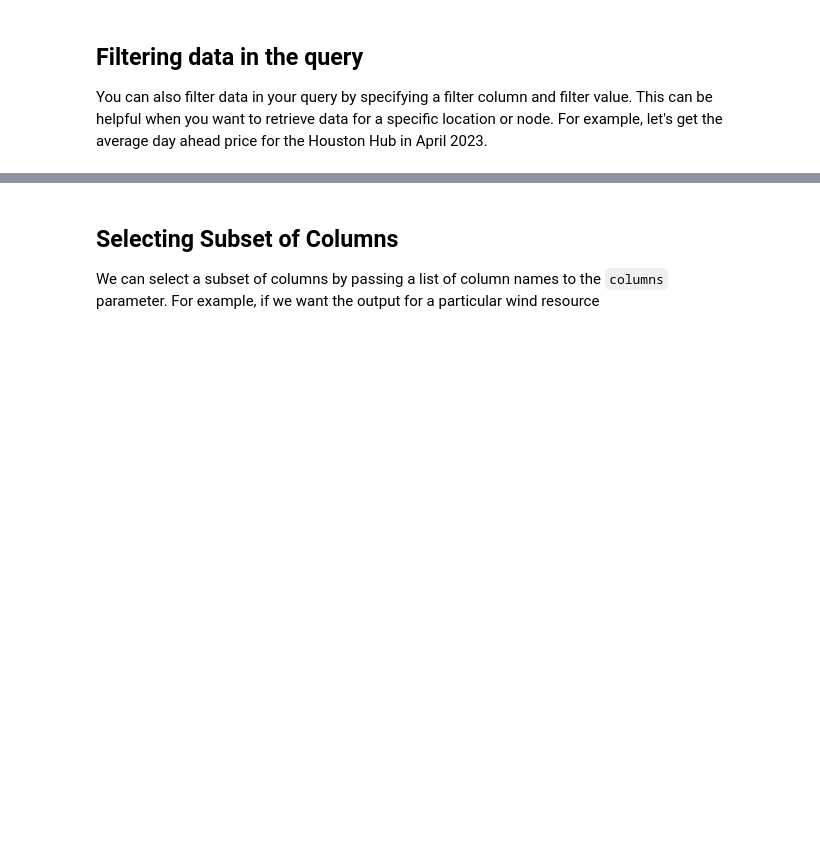
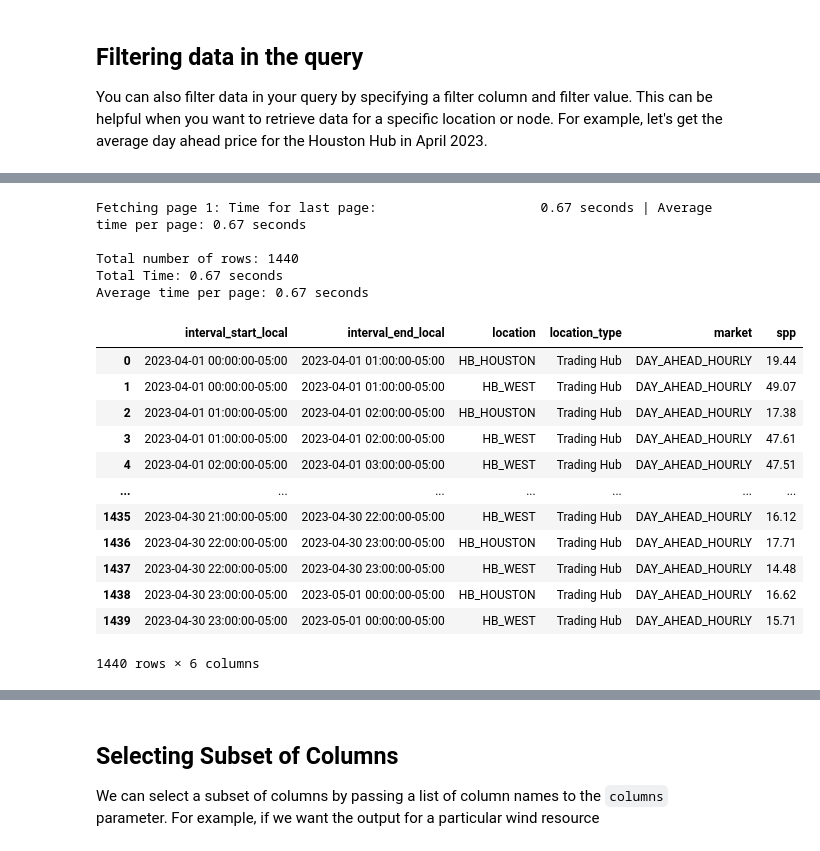
Before and after one commit to gridstatus/gridstatusio, a Jupyter notebook: Examples/Getting Started.ipynb, the cells around one changed output, grey strips where cells are left out. Drawn from its saved outputs; the diff is of its cells as text; code cells hidden in the pictures; blank space fills up the shorter version.

```diff
--- a/Examples/Getting Started.ipynb
+++ b/Examples/Getting Started.ipynb
@@ -137,3 +141,34 @@ Average time per page: 0.67 seconds
+# %%
+data_both_apr = client.get_dataset(
+    dataset="ercot_spp_day_ahead_hourly",
+    start="2023-04-01",
+    end="2023-05-01",
+    filter_column="location",
+    filter_operator="in",
+    filter_value=["HB_HOUSTON", "HB_WEST"],
+    tz="US/Central",
+)
+
+data_both_apr
+# %% [output]
+Fetching page 1: Time for last page:                     0.67 seconds | Average time per page: 0.67 seconds
+
+Total number of rows: 1440
+Total Time: 0.67 seconds
+Average time per page: 0.67 seconds
+|  | interval_start_local | interval_end_local | location | location_type | market | spp |
+| 0 | 2023-04-01 00:00:00-05:00 | 2023-04-01 01:00:00-05:00 | HB_HOUSTON | Trading Hub | DAY_AHEAD_HOURLY | 19.44 |
+| 1 | 2023-04-01 00:00:00-05:00 | 2023-04-01 01:00:00-05:00 | HB_WEST | Trading Hub | DAY_AHEAD_HOURLY | 49.07 |
+| 2 | 2023-04-01 01:00:00-05:00 | 2023-04-01 02:00:00-05:00 | HB_HOUSTON | Trading Hub | DAY_AHEAD_HOURLY | 17.38 |
+| 3 | 2023-04-01 01:00:00-05:00 | 2023-04-01 02:00:00-05:00 | HB_WEST | Trading Hub | DAY_AHEAD_HOURLY | 47.61 |
+| 4 | 2023-04-01 02:00:00-05:00 | 2023-04-01 03:00:00-05:00 | HB_WEST | Trading Hub | DAY_AHEAD_HOURLY | 47.51 |
+| ... | ... | ... | ... | ... | ... | ... |
+| 1435 | 2023-04-30 21:00:00-05:00 | 2023-04-30 22:00:00-05:00 | HB_WEST | Trading Hub | DAY_AHEAD_HOURLY | 16.12 |
+| 1436 | 2023-04-30 22:00:00-05:00 | 2023-04-30 23:00:00-05:00 | HB_HOUSTON | Trading Hub | DAY_AHEAD_HOURLY | 17.71 |
+| 1437 | 2023-04-30 22:00:00-05:00 | 2023-04-30 23:00:00-05:00 | HB_WEST | Trading Hub | DAY_AHEAD_HOURLY | 14.48 |
+| 1438 | 2023-04-30 23:00:00-05:00 | 2023-05-01 00:00:00-05:00 | HB_HOUSTON | Trading Hub | DAY_AHEAD_HOURLY | 16.62 |
+| 1439 | 2023-04-30 23:00:00-05:00 | 2023-05-01 00:00:00-05:00 | HB_WEST | Trading Hub | DAY_AHEAD_HOURLY | 15.71 |
+1440 rows × 6 columns
 # %% [markdown]
 ## Visualizing the data
 
```
Also changed, not shown: parts of 9 cells of this notebook, 3 other files.
